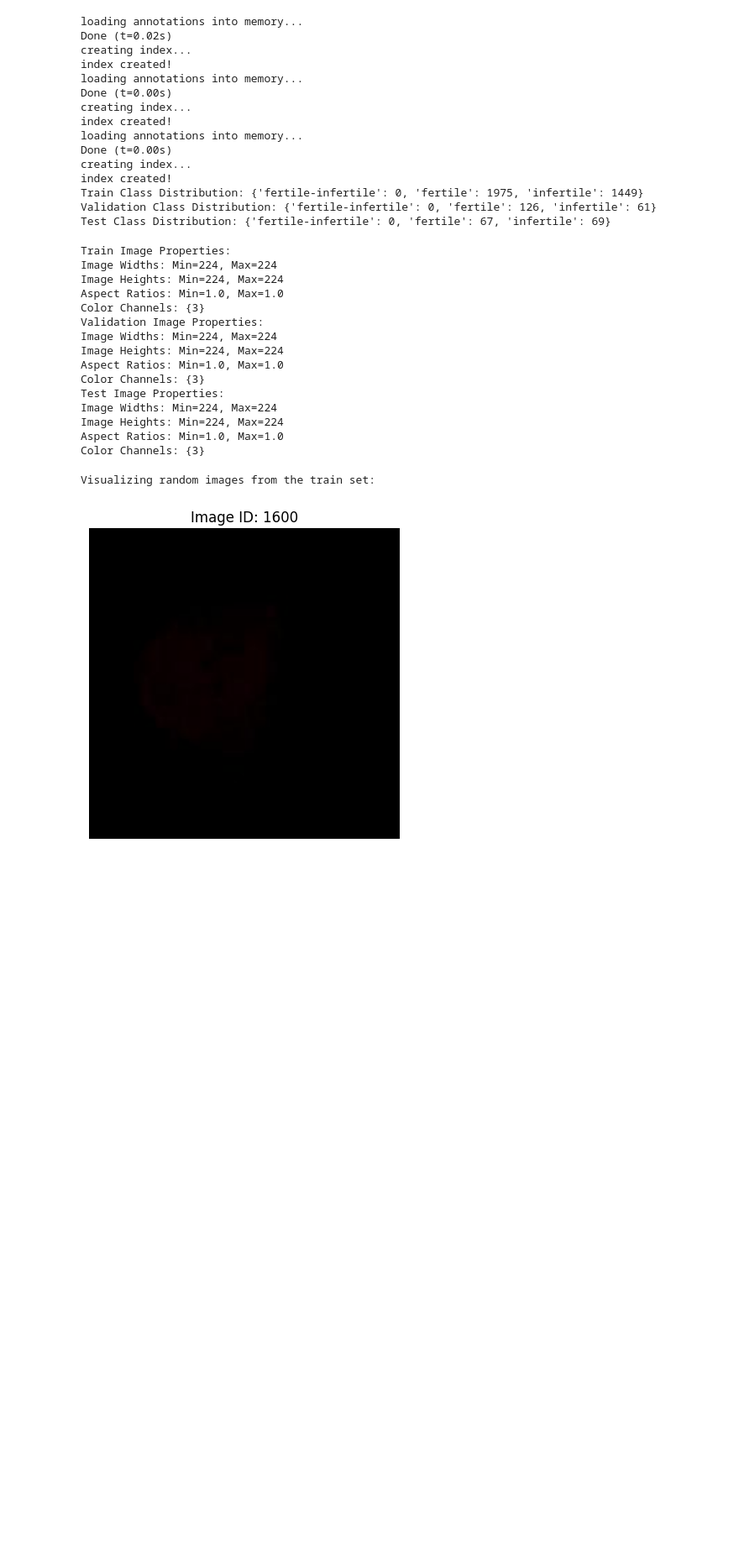
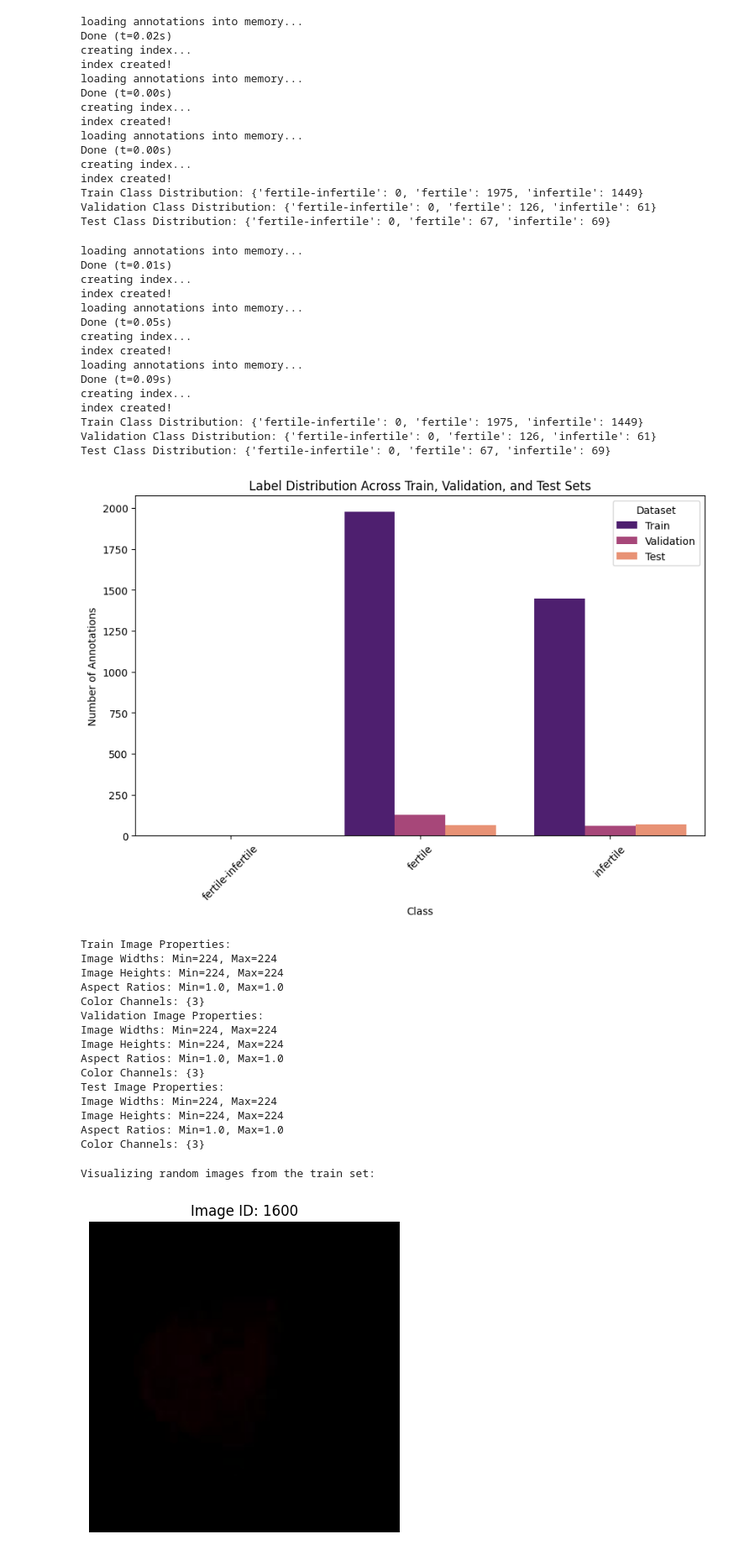
Before and after one commit to KisirinyaSirajje/egg_fertile_infertile_detection, a Jupyter notebook: EDAonwholedataset.ipynb, the cells around one changed output. Shown at 84% size. Cells and saved outputs as stored; diff of their text form; code cells hidden in the pictures; blank space fills up the shorter version.

```diff
--- a/EDAonwholedataset.ipynb
+++ b/EDAonwholedataset.ipynb
@@ -69,6 +146,81 @@ index created!
 Train Class Distribution: {'fertile-infertile': 0, 'fertile': 1975, 'infertile': 1449}
 Validation Class Distribution: {'fertile-infertile': 0, 'fertile': 126, 'infertile': 61}
 Test Class Distribution: {'fertile-infertile': 0, 'fertile': 67, 'infertile': 69}
+# %%
+import os
+import matplotlib.pyplot as plt
+import seaborn as sns
+from pycocotools.coco import COCO
+
+# Base path to dataset
+base_path = "C:/Users/sirajje/Desktop/new egg dataset"
+
+# Load COCO annotations
+train_ann_file = os.path.join(base_path, "train/_annotations.coco.json")
+valid_ann_file = os.path.join(base_path, "valid/_annotations.coco.json")
+test_ann_file = os.path.join(base_path, "test/_annotations.coco.json")
+
+train_coco = COCO(train_ann_file)
+valid_coco = COCO(valid_ann_file)
+test_coco = COCO(test_ann_file)
+
+# Function to get class distribution (number of annotations per class)
+def get_class_distribution(coco):
+    categories = coco.loadCats(coco.getCatIds())
+    category_counts = {cat['name']: 0 for cat in categories}
+    for ann_id in coco.getAnnIds():
+        ann = coco.loadAnns(ann_id)[0]
+        cat_name = coco.loadCats(ann['category_id'])[0]['name']
+        category_counts[cat_name] += 1
+    return category_counts
+
+# Get class distributions for each dataset split
+train_class_dist = get_class_distribution(train_coco)
+valid_class_dist = get_class_distribution(valid_coco)
+test_class_dist = get_class_distribution(test_coco)
+
+# Print distributions
+print("Train Class Distribution:", train_class_dist)
+print("Validation Class Distribution:", valid_class_dist)
+print("Test Class Distribution:", test_class_dist)
+
+# Convert data into a format for plotting
+import pandas as pd
+
+df = pd.DataFrame([
+    {"Class": cls, "Dataset": "Train", "Count": count} for cls, count in train_class_dist.items()
+] + [
+    {"Class": cls, "Dataset": "Validation", "Count": count} for cls, count in valid_class_dist.items()
+] + [
+    {"Class": cls, "Dataset": "Test", "Count": count} for cls, count in test_class_dist.items()
+])
+
+# Plot label distribution
+plt.figure(figsize=(10, 6))
+sns.barplot(data=df, x="Class", y="Count", hue="Dataset", palette="magma")
+plt.title("Label Distribution Across Train, Validation, and Test Sets")
+plt.xlabel("Class")
+plt.ylabel("Number of Annotations")
+plt.xticks(rotation=45)
+plt.legend(title="Dataset")
+plt.show()
+# %% [output]
+loading annotations into memory...
+Done (t=0.01s)
+creating index...
+index created!
+loading annotations into memory...
+Done (t=0.05s)
+creating index...
+index created!
+loading annotations into memory...
+Done (t=0.09s)
+creating index...
+index created!
+Train Class Distribution: {'fertile-infertile': 0, 'fertile': 1975, 'infertile': 1449}
+Validation Class Distribution: {'fertile-infertile': 0, 'fertile': 126, 'infertile': 61}
+Test Class Distribution: {'fertile-infertile': 0, 'fertile': 67, 'infertile': 69}
+[figure, added]
 # %%
 # Image Properties
 import cv2
```
Also changed, not shown: parts of 2 cells of this notebook, 2 other files.
